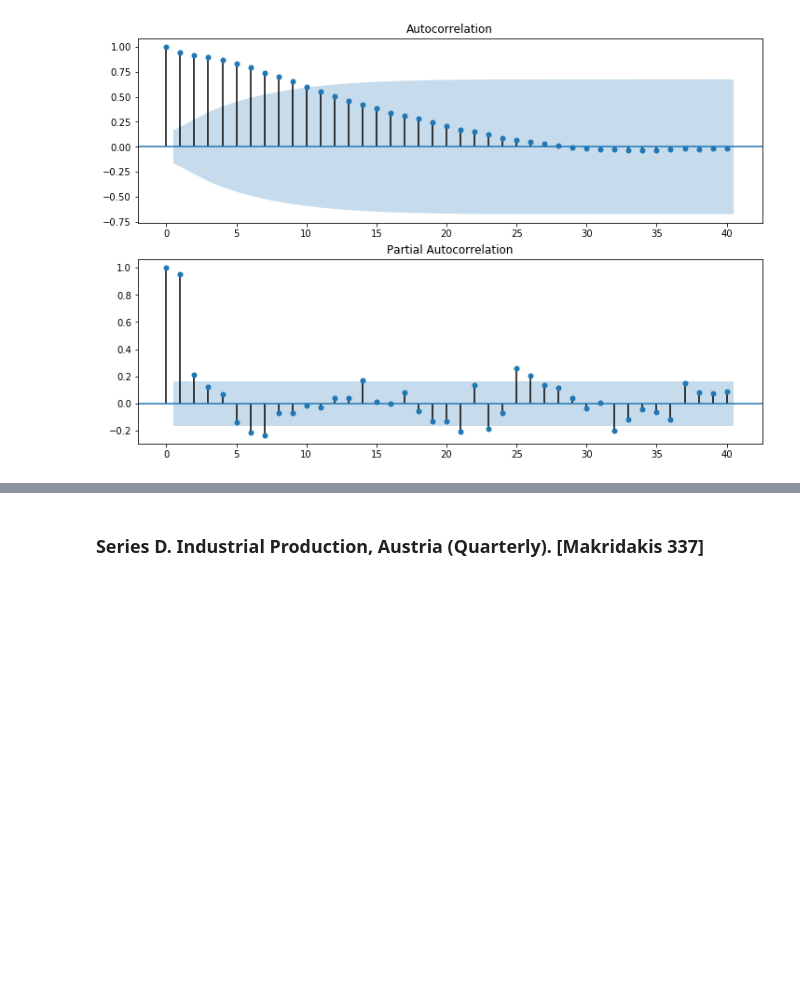
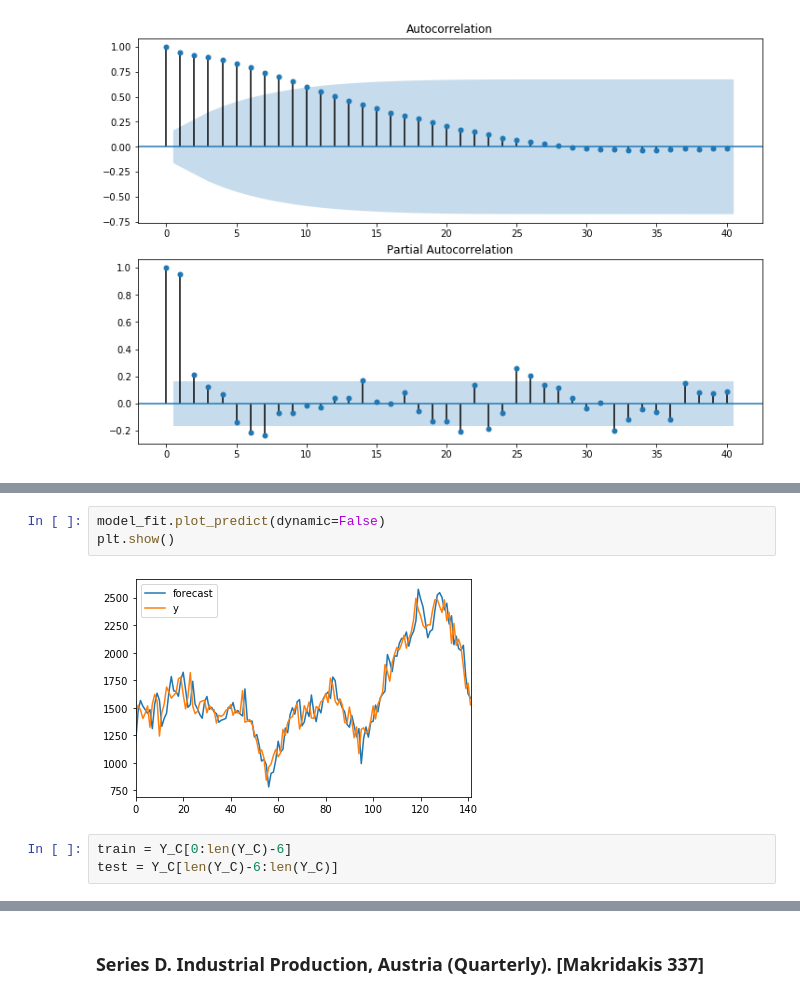
Before and after one commit to pazDaniela/MAT267, a Jupyter notebook: Certamen_2/C2.ipynb, the cells around one changed output, grey strips where cells are left out. Saved outputs shown, nothing was run; the diff lists cells and outputs as text; blank space fills up the shorter version.

```diff
--- a/Certamen_2/C2.ipynb
+++ b/Certamen_2/C2.ipynb
@@ -177,0 +210,8 @@ fig = sm.graphics.tsa.plot_pacf(Y_C, lags=40, ax=ax2)
+# %%
+model_fit.plot_predict(dynamic=False)
+plt.show()
+# %% [output]
+[figure, added]
+# %%
+train = Y_C[0:len(Y_C)-6]
+test = Y_C[len(Y_C)-6:len(Y_C)]
```
Also changed, not shown: parts of 11 cells of this notebook.
